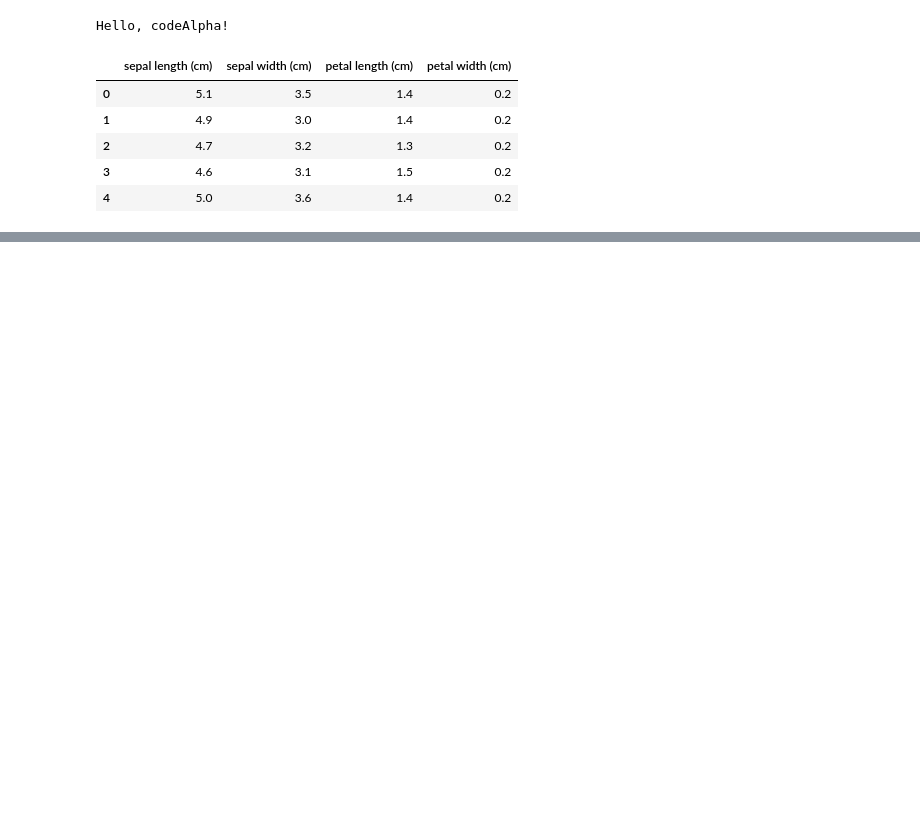
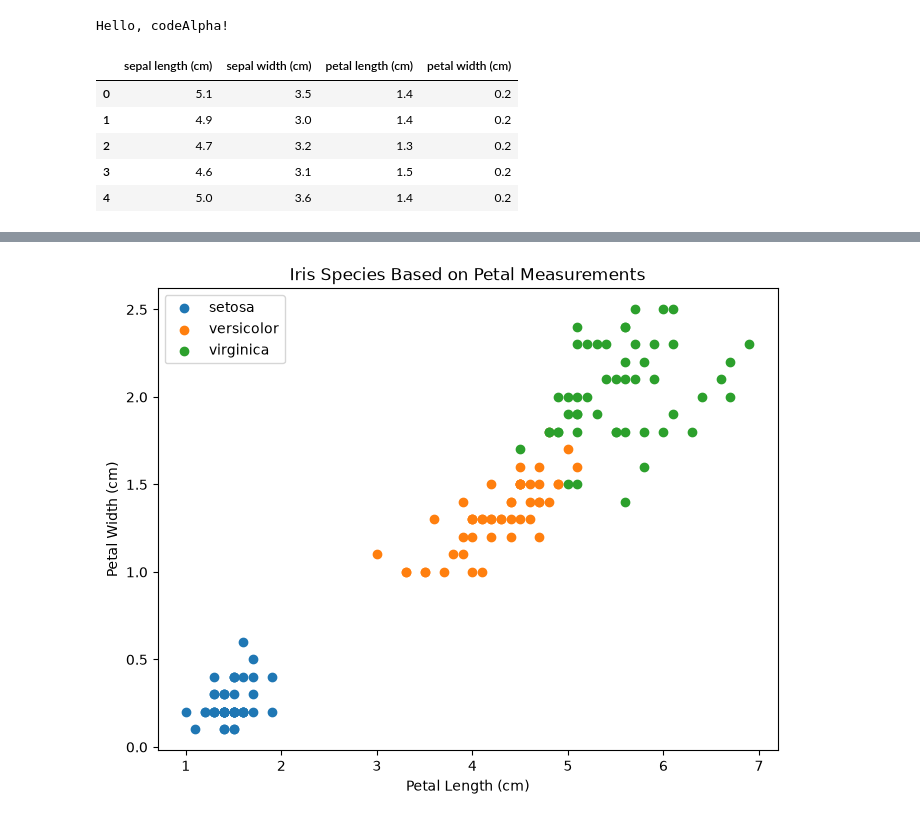
Before and after one commit to kirtika210/CodeAlpha_Iris_Classification, a Jupyter notebook: notebook/iris_classification.ipynb, the cells around one changed output, grey strips where cells are left out. Drawn from its saved outputs; the diff is of its cells as text; code cells hidden in the pictures; blank space fills up the shorter version.

```diff
--- a/notebook/iris_classification.ipynb
+++ b/notebook/iris_classification.ipynb
@@ -26,0 +90,21 @@ df.head()
+# %%
+# Scatter plot of petal length vs petal width
+
+plt.figure(figsize=(8, 6))
+
+for species in df["species"].unique():
+    species_data = df[df["species"] == species]
+
+    plt.scatter(
+        species_data["petal length (cm)"],
+        species_data["petal width (cm)"],
+        label=species
+    )
+
+plt.xlabel("Petal Length (cm)")
+plt.ylabel("Petal Width (cm)")
+plt.title("Iris Species Based on Petal Measurements")
+plt.legend()
+plt.show()
+# %% [output]
+[figure, added]
```
Also changed, not shown: parts of 16 cells of this notebook.
